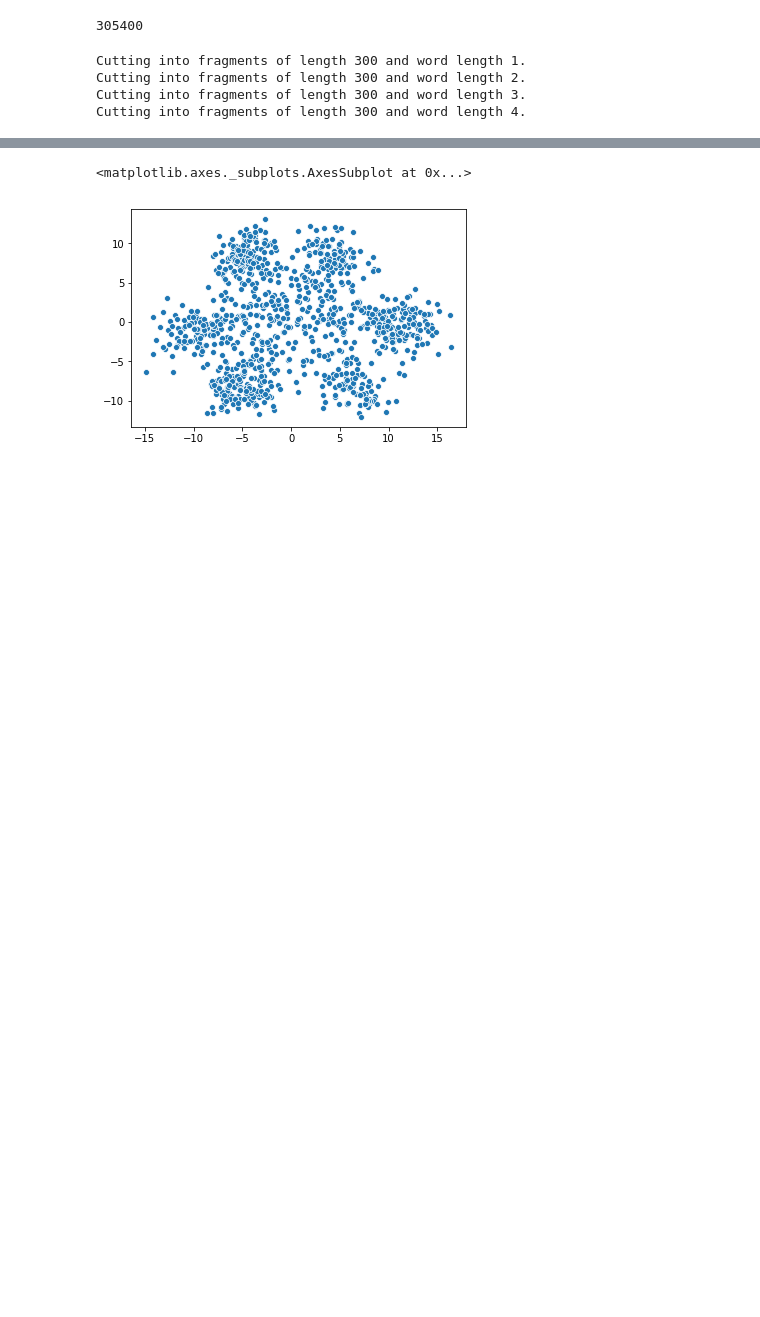
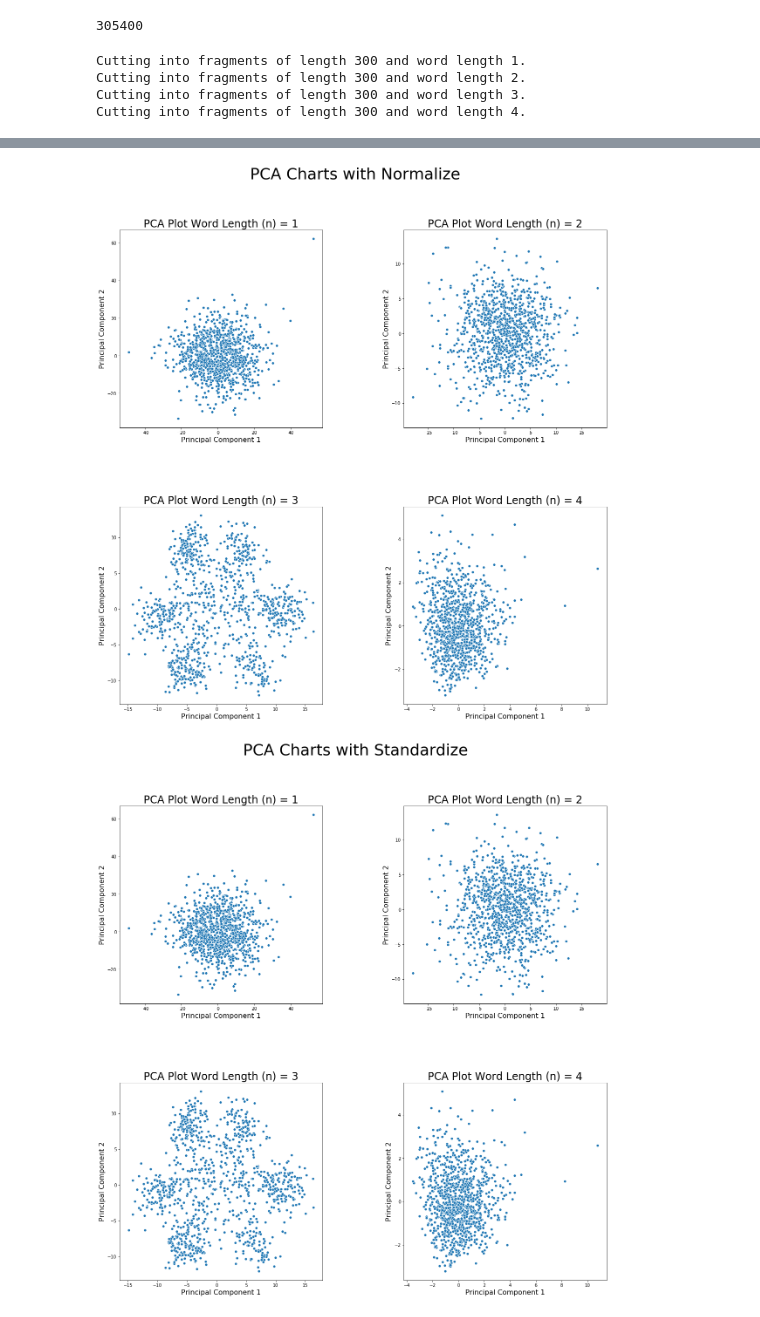
Before and after one commit to mdhwang/Genetic-Code-PCA-Kmeans-Clustering, a Jupyter notebook: TEST.ipynb, the cells around one changed output, grey strips where cells are left out. Saved outputs shown, nothing was run; the diff lists cells and outputs as text; code cells hidden in the pictures; blank space fills up the shorter version.

Commit message:
updated PCA with standardization and normalization options - updated graphing output

```diff
--- a/TEST.ipynb
+++ b/TEST.ipynb
@@ -31,7 +33,3 @@ Cutting into fragments of length 300 and word length 1.
 Cutting into fragments of length 300 and word length 2.
 Cutting into fragments of length 300 and word length 3.
 Cutting into fragments of length 300 and word length 4.
-# %%
-pca_data = []
-for table in freqTables:
-    pca_data.append(PCAFreq(freqTables[table]))
@@ -55,2 +35,0 @@ calling yaml.load() without Loader=... is deprecated, as the default Loader is u
-# %%
-fig = px.scatter(pca_data[2][:,0],pca_data[2][:,1])
@@ -61,5 +36,20 @@ fig.show()
-# %%
-sb.scatterplot(lol[:,0],lol[:,1])
-# %% [output]
-<matplotlib.axes._subplots.AxesSubplot at 0x...>
-[figure, removed]
+# %%
+options = ["Normalize","Standardize","No Preprocessing"]
+# %%
+for each in options:
+    pca_data = {}
+    for table in freqTables:
+        pca_data[table] = PCAFreq(freqTables[table],each)
+
+    fig = plt.figure(figsize=(20,20))
+    fig.suptitle("PCA Charts with {}".format(each),fontsize = 36,)
+    fig.subplots_adjust(hspace=0.4, wspace=0.4)
+    for i in range(1,5):
+        ax = fig.add_subplot(2, 2, i)
+        sns.scatterplot(pca_data[i][:,0],pca_data[i][:,1])
+        ax.set_title('PCA Plot Word Length (n) = {}'.format(i),fontsize=24)
+        ax.set_xlabel('Principal Component 1',fontsize=16)
+        ax.set_ylabel('Principal Component 2',fontsize=16)
+# %% [output]
+[figure, added]
+[figure, added]
```
Also changed, not shown: parts of 5 cells of this notebook, 1 other file.
